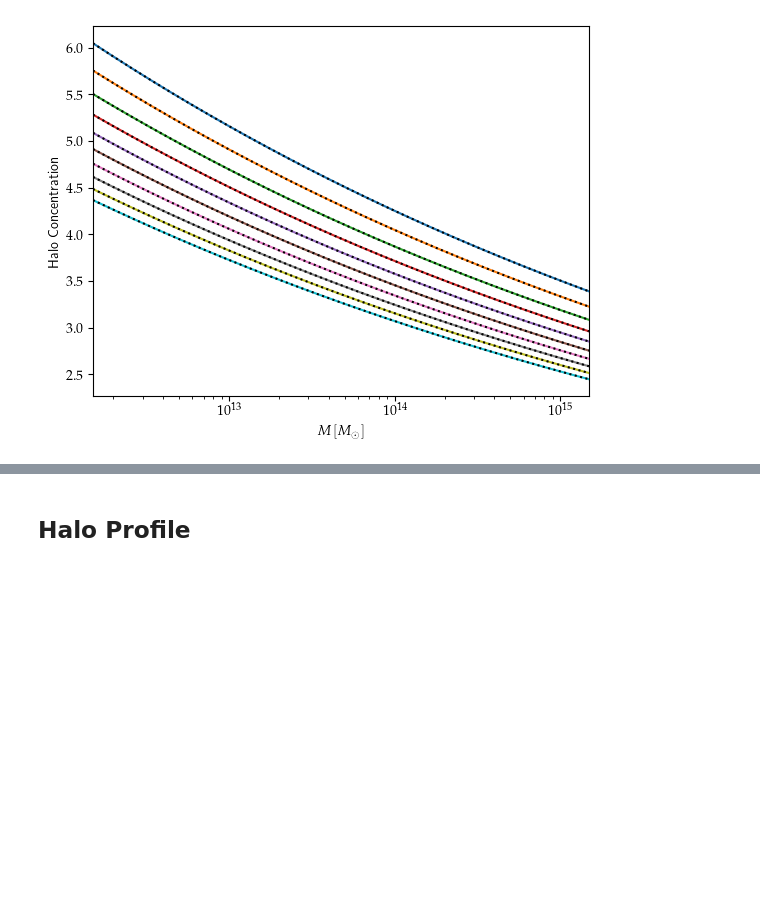
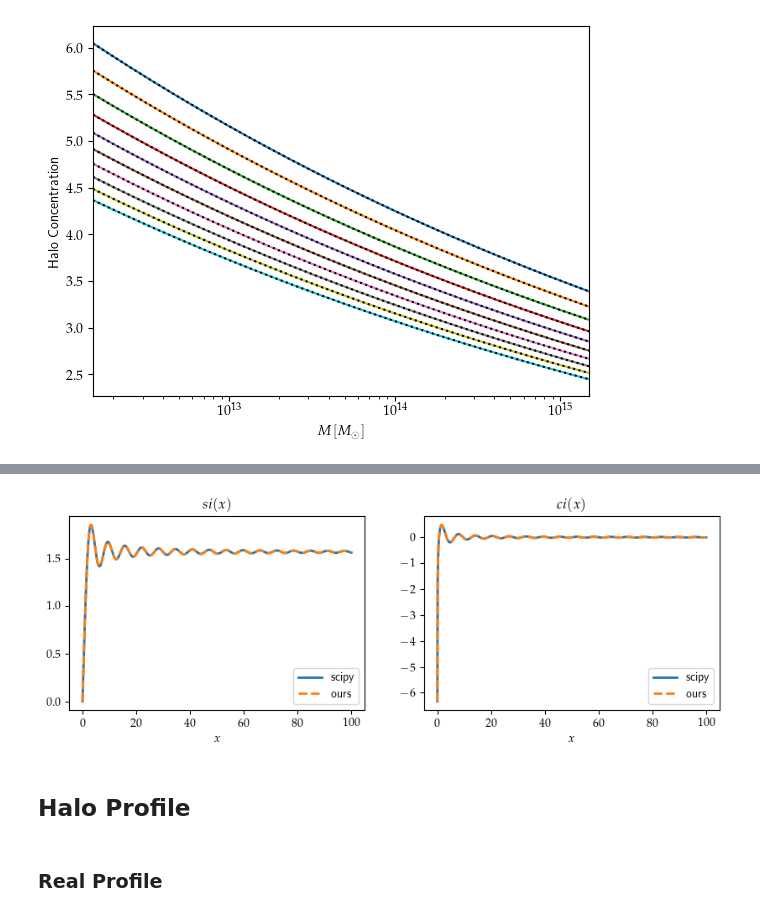
Before and after one commit to Harry45/jaxccl, a Jupyter notebook: notebook_hmfunc.ipynb, the cells around one changed output, grey strips where cells are left out. Drawn from its saved outputs; the diff is of its cells as text; code cells hidden in the pictures; blank space fills up the shorter version.

Commit message:
halo profiles

```diff
--- a/notebook_hmfunc.ipynb
+++ b/notebook_hmfunc.ipynb
@@ -150,2 +204,23 @@ plt.show()
+# %%
+testpoints = np.linspace(1E-3, 100, 1000)
+scipy_si, scipy_ci = sici(testpoints)
+jc_si, jc_ci = compute_sici(testpoints)
+# %%
+plt.figure(figsize=(10,3))
+plt.subplot(121)
+plt.title(r'$si(x)$')
+plt.plot(testpoints, scipy_si, lw = 2, label ='scipy')
+plt.plot(testpoints, jc_si, lw=2, linestyle='--', label = 'ours')
+plt.xlabel(r'$x$')
+plt.legend()
+plt.subplot(122)
+plt.title(r'$ci(x)$')
+plt.plot(testpoints, scipy_ci, lw = 2, label ='scipy')
+plt.plot(testpoints, jc_ci, lw=2, linestyle='--', label = 'ours')
+plt.xlabel(r'$x$')
+plt.legend()
+plt.show()
+# %% [output]
+[figure, added]
 # %% [markdown]
 ## Halo Profile
@@ -151,0 +247,2 @@ plt.show()
+# %% [markdown]
+### Real Profile
```
Also changed, not shown: parts of 12 cells of this notebook, 5 other files.
